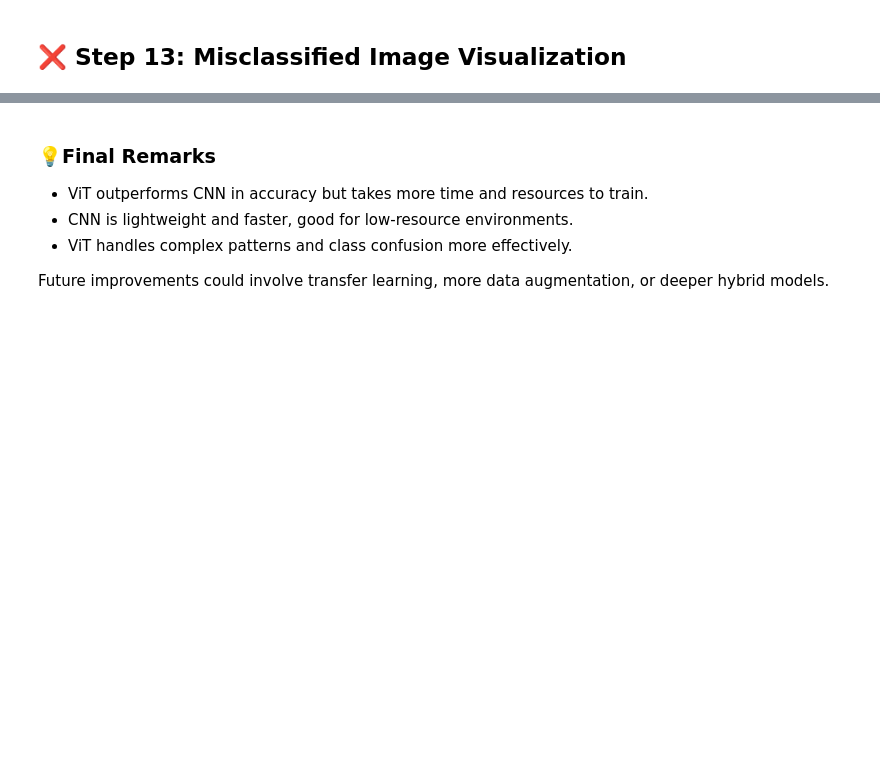
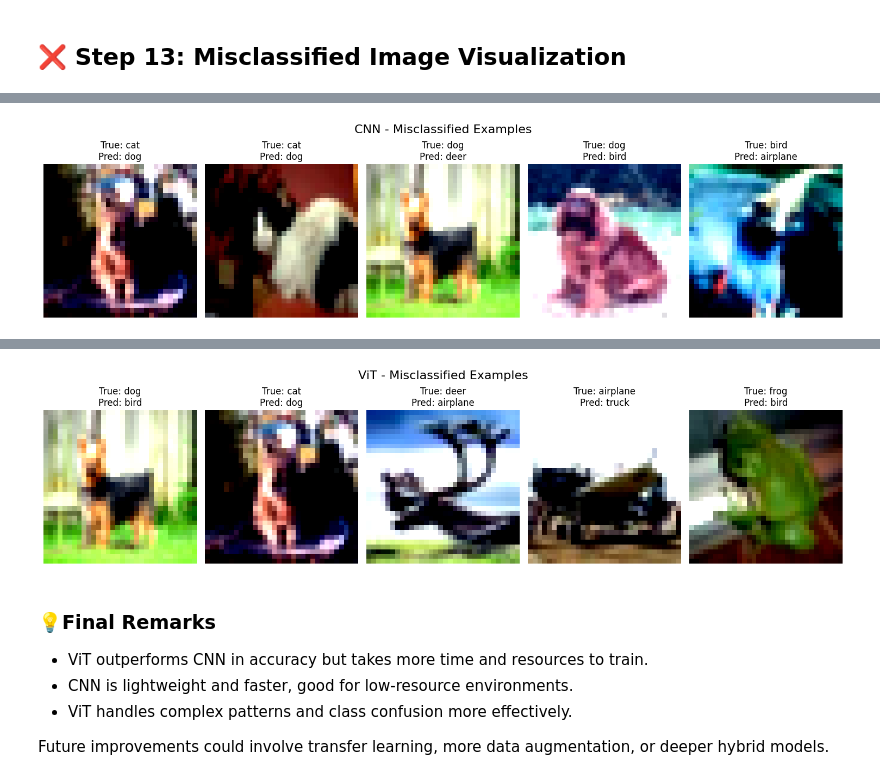
Before and after one commit to ABiswas0103/Classification_Spotify, a Jupyter notebook: CS989_Task2_CIFAR_10_Final.ipynb, the cells around one changed output, grey strips where cells are left out. Drawn from its saved outputs; the diff is of its cells as text; code cells hidden in the pictures; blank space fills up the shorter version.

```diff
--- a/CS989_Task2_CIFAR_10_Final.ipynb
+++ b/CS989_Task2_CIFAR_10_Final.ipynb
@@ -668,7 +713,7 @@ def visualize_misclassifications(model, dataloader, class_names, device, model_n
     indices = torch.randperm(len(misclassified_images))[:num_images]
 
     # Visualize misclassified images
-    plt.figure(figsize=(12, 6))
+    plt.figure(figsize=(15, 4))
     for i, idx in enumerate(indices):
         plt.subplot(1, num_images, i + 1)
         img = misclassified_images[idx] / 2 + 0.5  # unnormalize
@@ -686,3 +731,4 @@ visualize_misclassifications(cnn_model, testloader, classes, device, "CNN")
 
 # Visualize misclassified examples for ViT
 visualize_misclassifications(vit_model, testloader, classes, device, "ViT")
+# %% [output]
@@ -688,0 +740 @@ visualize_misclassifications(vit_model, testloader, classes, device, "ViT")
+[figure, added]
@@ -689,3 +746,4 @@ visualize_misclassifications(vit_model, testloader, classes, device, "ViT")
+[figure, added]
 # %% [markdown]
 ### 💡Final Remarks
 - ViT outperforms CNN in accuracy but takes more time and resources to train.
```
Also changed, not shown: parts of 7 cells of this notebook.
